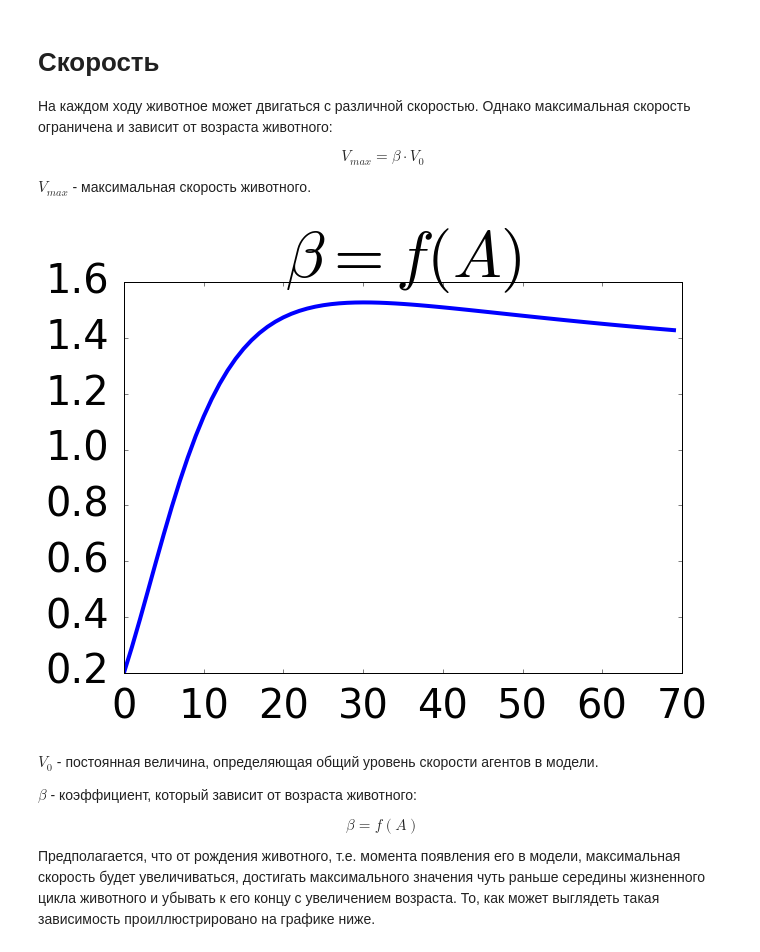
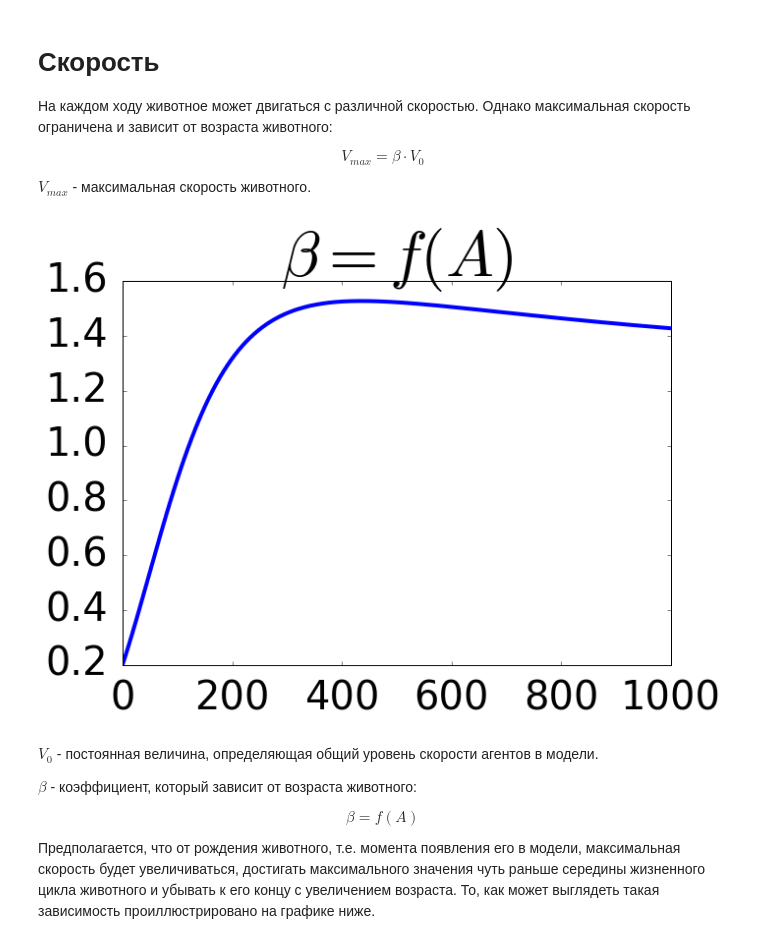
Before and after one commit to Zhuikov/predator-prey, a Jupyter notebook: notebooks/LifeModel.ipynb, the cells around one changed output. Cells and saved outputs as stored; diff of their text form; code cells hidden in the pictures.

```diff
--- a/notebooks/LifeModel.ipynb
+++ b/notebooks/LifeModel.ipynb
@@ -25,24 +25,24 @@ $V_{max}$ - максимальная скорость животного.
 # %%
 import numpy as np
 from matplotlib import pyplot as plt
 %matplotlib inline
 
 def alpha_f(x):
     return ((x**2) + (2*x))/((x**2) + 2.3) + 0.2
 
-t = np.arange(0, 70)
-alpha = alpha_f(np.linspace(0, 7, 70))
+t = np.arange(0, 1000)
+alpha = alpha_f(np.linspace(0, 7, 1000))
 plt.figure(figsize=(10, 7))
 plt.plot(t, alpha, 'b', lw=4)
 plt.title(r'$\beta = f(A)$', fontsize=65)
 #plt.xlabel(r'$A$', fontsize=20, style='oblique')
 #plt.ylabel(r'$\beta$', fontsize=20, style='oblique', rotation=0)
 plt.tick_params(axis='both', which='major', pad=15)
 plt.xticks(fontsize=40)
 plt.yticks(fontsize=40)
 plt.show()
 # %% [output]
-[figure, old version]
+[figure, new version]
 # %% [markdown]
 $V_0$ - постоянная величина, определяющая общий уровень скорости агентов в модели.
 
```
Also changed, not shown: parts of 5 cells of this notebook.
